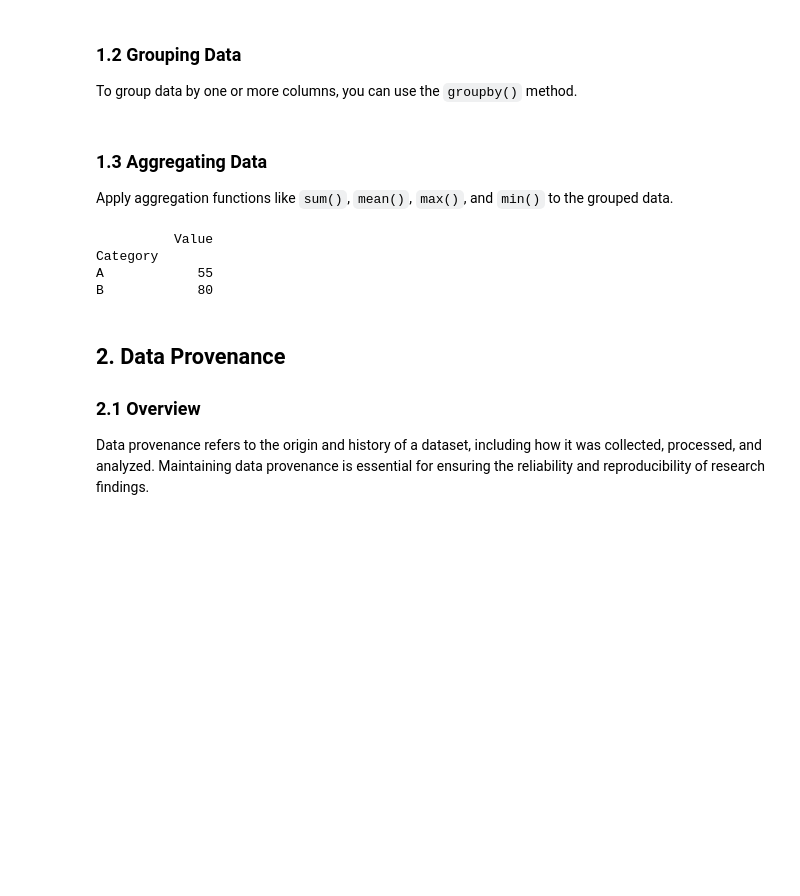
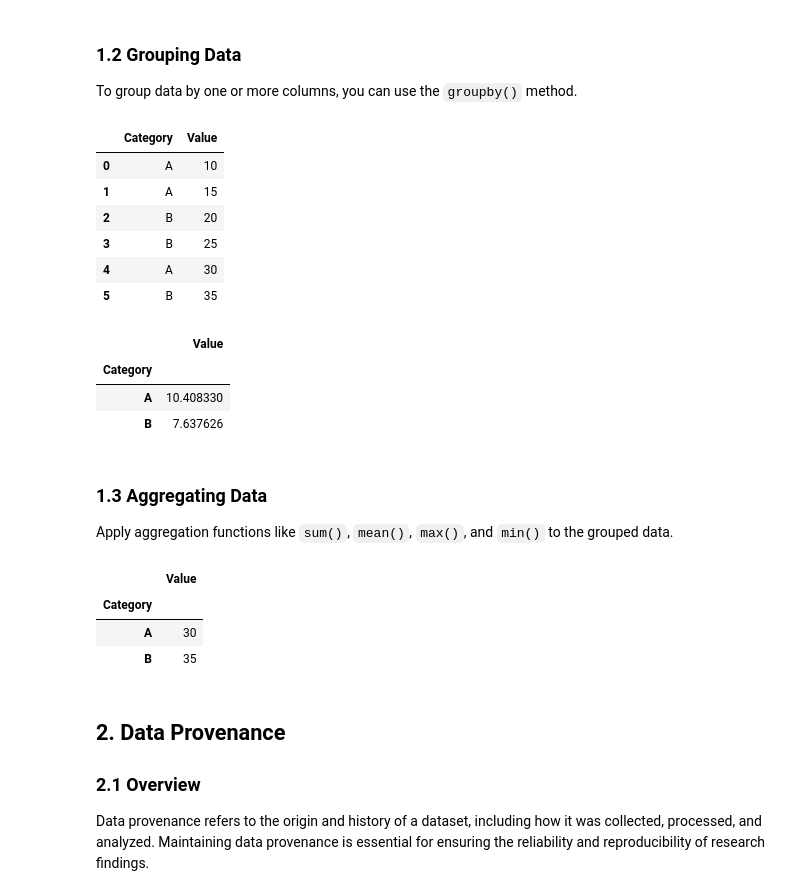
Before and after one commit to yibeichan/COMM160DS, a Jupyter notebook: week_3/lecture_part2.ipynb, the cells around one changed output. Cells and saved outputs as stored; diff of their text form; code cells hidden in the pictures; blank space fills up the shorter version.

```diff
--- a/week_3/lecture_part2.ipynb
+++ b/week_3/lecture_part2.ipynb
@@ -23,15 +20,34 @@ grouped_data = df.groupby('Category')
+# %%
+df
+# %% [output]
+|  | Category | Value |
+| 0 | A | 10 |
+| 1 | A | 15 |
+| 2 | B | 20 |
+| 3 | B | 25 |
+| 4 | A | 30 |
+| 5 | B | 35 |
+# %%
+# Group data by 'Category'
+grouped_data = df.groupby('Category').std()
+grouped_data
+# %% [output]
+|  | Value |
+| Category |  |
+| A | 10.408330 |
+| B | 7.637626 |
 # %% [markdown]
 ### 1.3 Aggregating Data
 Apply aggregation functions like `sum()`, `mean()`, `max()`, and `min()` to the grouped data.
 # %%
 # Sum values within each group
-summed_data = grouped_data.sum()
-print(summed_data)
+aggregated_data = df.groupby('Category').max()
+aggregated_data
 # %% [output]
-          Value
-Category
-A            55
-B            80
+|  | Value |
+| Category |  |
+| A | 30 |
+| B | 35 |
 # %% [markdown]
 ## 2. Data Provenance
 
```
Also changed, not shown: parts of 4 cells of this notebook, 1 other file.
